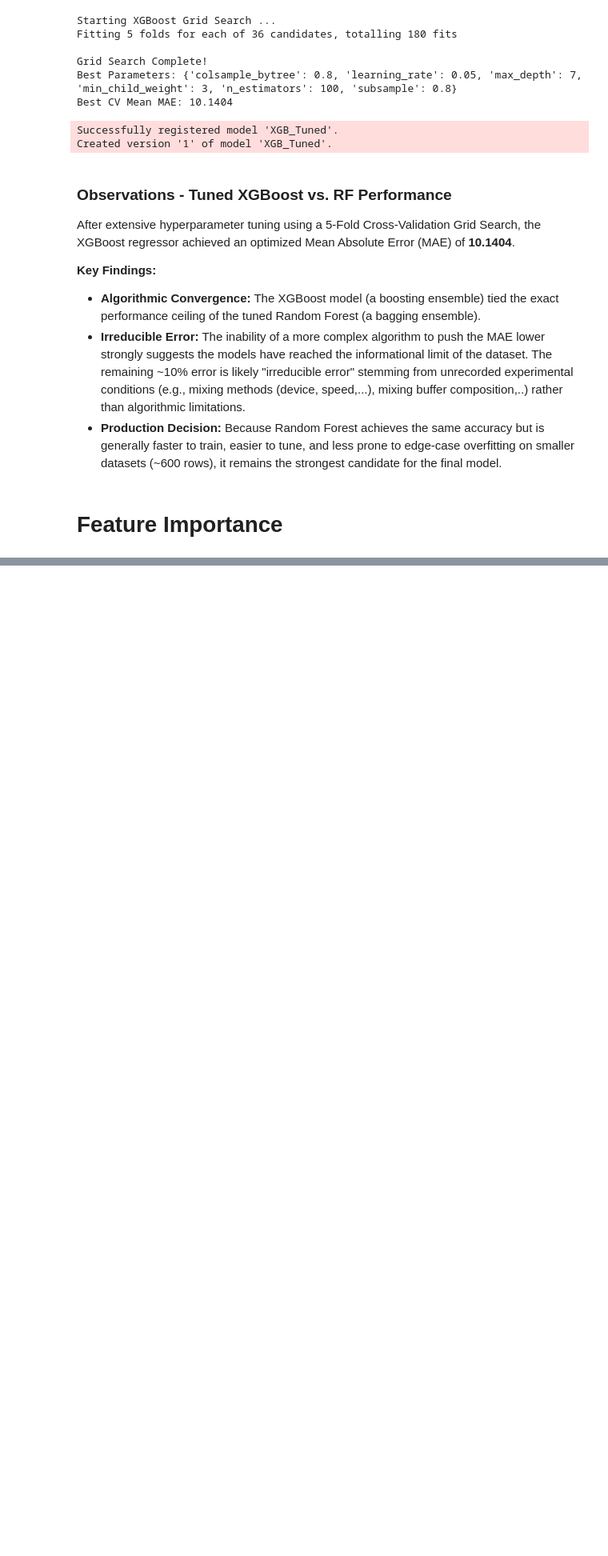
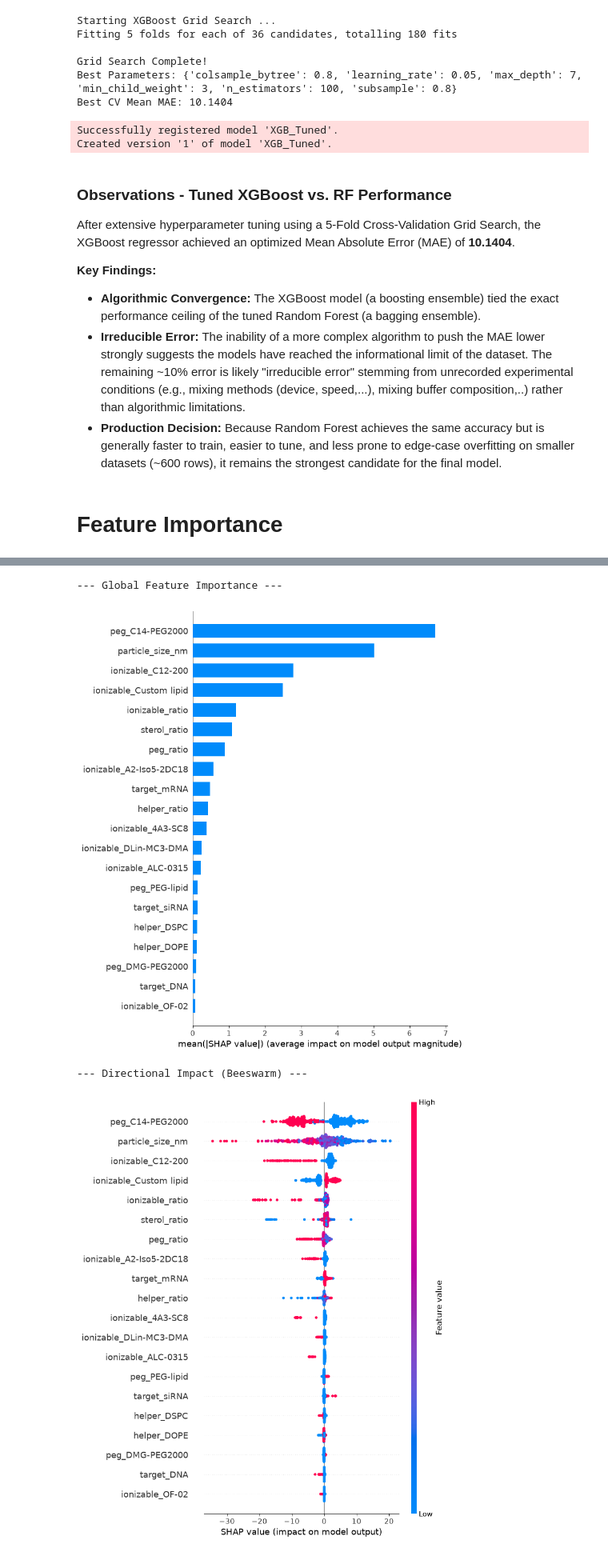
Before and after one commit to Iris-Bo/lnp-encapsulation-predictor, a Jupyter notebook: notebooks/04_model_improvement.ipynb, the cells around one changed output, grey strips where cells are left out. Shown at 80% size. Drawn from its saved outputs; the diff is of its cells as text; code cells hidden in the pictures; blank space fills up the shorter version.

Commit message:
update notebook to include feature importance

```diff
--- a/notebooks/04_model_improvement.ipynb
+++ b/notebooks/04_model_improvement.ipynb
@@ -727,0 +708,39 @@ Note: you may need to restart the kernel to use updated packages.
+# %%
+import shap
+import pandas as pd
+import matplotlib.pyplot as plt
+from sklearn.ensemble import RandomForestRegressor
+
+# 1. Load the dataset
+path_adv = "../data/processed/df_final_all_features.csv"
+df_adv = pd.read_csv(path_adv)
+X_adv = df_adv.drop(columns=["encapsulation_efficiency"])
+y_adv = df_adv["encapsulation_efficiency"]
+
+# 2. Train the Champion Random Forest
+champion_rf = RandomForestRegressor(
+    n_estimators=100,
+    max_depth=None,
+    min_samples_split=10,
+    random_state=42
+)
+champion_rf.fit(X_adv, y_adv)
+
+# 3. Initialize the SHAP Explainer
+# TreeExplainer is extremely fast and mathematically exact for Random Forests
+explainer = shap.TreeExplainer(champion_rf)
+shap_values = explainer.shap_values(X_adv)
+
+# 4. Generate the Plots
+print("--- Global Feature Importance ---")
+shap.summary_plot(shap_values, X_adv, plot_type="bar", show=False)
+plt.show()
+
+print("--- Directional Impact (Beeswarm) ---")
+shap.summary_plot(shap_values, X_adv, show=False)
+plt.show()
+# %% [output]
+--- Global Feature Importance ---
+[figure, added]
+--- Directional Impact (Beeswarm) ---
+[figure, added]
```
Also changed, not shown: parts of 4 cells of this notebook.
